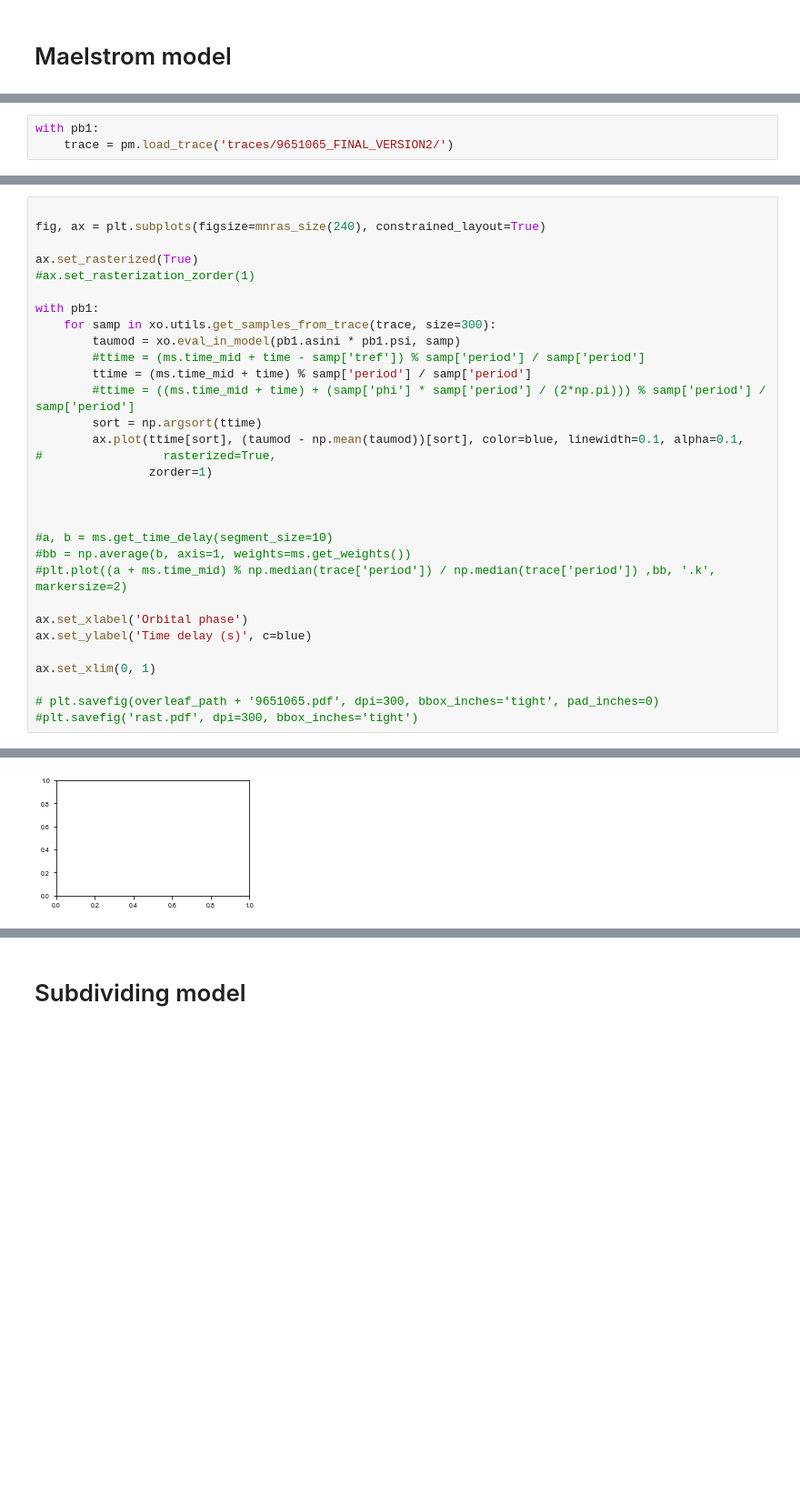
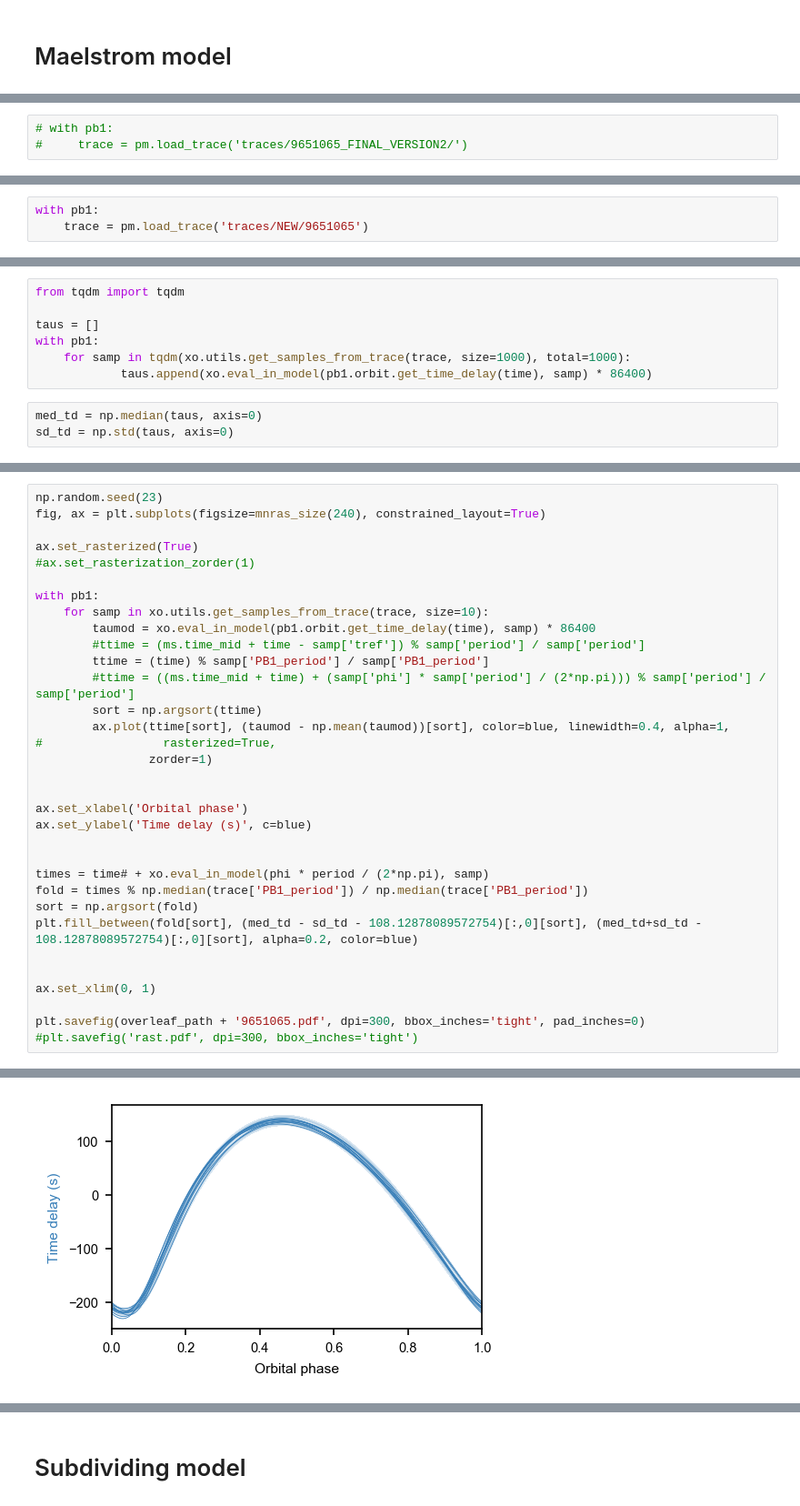
Before and after one commit to danhey/maelstrom, a Jupyter notebook: paper/notebooks/(4.1) KIC 9651065.ipynb, the cells around one changed output, grey strips where cells are left out. Shown at 91% size. Drawn from its saved outputs; the diff is of its cells as text; blank space fills up the shorter version.

Commit message:
Updating models and traces

```diff
--- a/paper/notebooks/(4.1) KIC 9651065.ipynb
+++ b/paper/notebooks/(4.1) KIC 9651065.ipynb
@@ -126,6 +104,6 @@ opt
 # %%
-with pb1:
-    trace = pm.load_trace('traces/9651065_FINAL_VERSION2/')
+# with pb1:
+#     trace = pm.load_trace('traces/9651065_FINAL_VERSION2/')
 # %%
 with pb1:
     trace = pm.sample(
@@ -139,0 +124,3 @@ ValueError: Not enough samples to build a trace.
+# %%
+with pb1:
+    trace = pm.load_trace('traces/NEW/9651065')
@@ -139,0 +147,10 @@ ValueError: Not enough samples to build a trace.
+# %%
+from tqdm import tqdm
+
+taus = []
+with pb1:
+    for samp in tqdm(xo.utils.get_samples_from_trace(trace, size=1000), total=1000):
+            taus.append(xo.eval_in_model(pb1.orbit.get_time_delay(time), samp) * 86400)
+# %%
+med_td = np.median(taus, axis=0)
+sd_td = np.std(taus, axis=0)
@@ -140,32 +162,34 @@ ValueError: Not enough samples to build a trace.
 # %%
-
+np.random.seed(23)
 fig, ax = plt.subplots(figsize=mnras_size(240), constrained_layout=True)
 
 ax.set_rasterized(True)
 #ax.set_rasterization_zorder(1)
 
 with pb1:
-    for samp in xo.utils.get_samples_from_trace(trace, size=300):
-        taumod = xo.eval_in_model(pb1.asini * pb1.psi, samp)
+    for samp in xo.utils.get_samples_from_trace(trace, size=10):
+        taumod = xo.eval_in_model(pb1.orbit.get_time_delay(time), samp) * 86400
         #ttime = (ms.time_mid + time - samp['tref']) % samp['period'] / samp['period']
-        ttime = (ms.time_mid + time) % samp['period'] / samp['period']
+        ttime = (time) % samp['PB1_period'] / samp['PB1_period']
         #ttime = ((ms.time_mid + time) + (samp['phi'] * samp['period'] / (2*np.pi))) % samp['period'] / samp['period']
         sort = np.argsort(ttime)
-        ax.plot(ttime[sort], (taumod - np.mean(taumod))[sort], color=blue, linewidth=0.1, alpha=0.1,
+        ax.plot(ttime[sort], (taumod - np.mean(taumod))[sort], color=blue, linewidth=0.4, alpha=1,
 #                 rasterized=True,
                 zorder=1)
 
 
-
-#a, b = ms.get_time_delay(segment_size=10)
-#bb = np.average(b, axis=1, weights=ms.get_weights())
-#plt.plot((a + ms.time_mid) % np.median(trace['period']) / np.median(trace['period']) ,bb, '.k', markersize=2)
-
 ax.set_xlabel('Orbital phase')
 ax.set_ylabel('Time delay (s)', c=blue)
 
+
+times = time# + xo.eval_in_model(phi * period / (2*np.pi), samp)
+fold = times % np.median(trace['PB1_period']) / np.median(trace['PB1_period'])
+sort = np.argsort(fold)
+plt.fill_between(fold[sort], (med_td - sd_td - 108.12878089572754)[:,0][sort], (med_td+sd_td - 108.12878089572754)[:,0][sort], alpha=0.2, color=blue)
+
+
 ax.set_xlim(0, 1)
 
-# plt.savefig(overleaf_path + '9651065.pdf', dpi=300, bbox_inches='tight', pad_inches=0)
+plt.savefig(overleaf_path + '9651065.pdf', dpi=300, bbox_inches='tight', pad_inches=0)
 #plt.savefig('rast.pdf', dpi=300, bbox_inches='tight')
 # %% [output]
@@ -173,4 +196,4 @@ AttributeError: 'PB1Model' object has no attribute 'psi'
-[figure, old version]
+[figure, new version]
 # %%
 from maelstrom.utils import mass_function
 import astropy.units as u
```
Also changed, not shown: parts of 15 cells of this notebook, 27 other files.
